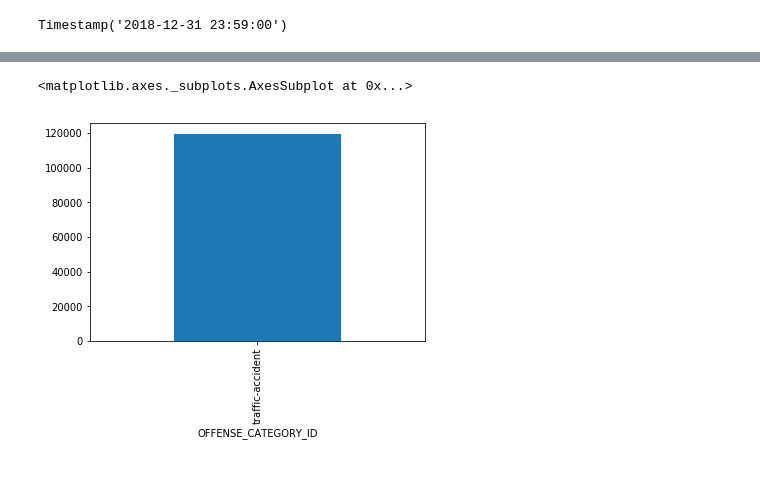
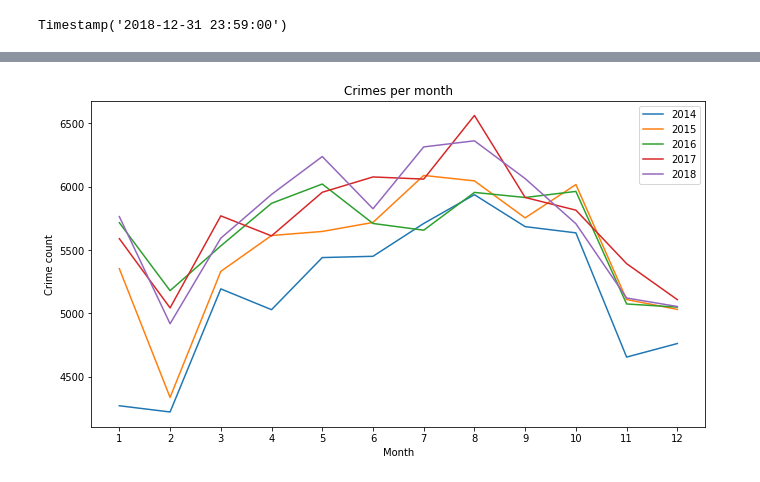
Before and after one commit to mosqueteiro/denver_crime_data, a Jupyter notebook: denver_crime_data_eda.ipynb, the cells around one changed output, grey strips where cells are left out. Cells and saved outputs as stored; diff of their text form; code cells hidden in the pictures.

```diff
--- a/denver_crime_data_eda.ipynb
+++ b/denver_crime_data_eda.ipynb
@@ -418,5 +407,0 @@ df_crime[~mask2019].groupby('FIRST_OCCURRENCE_DATE').INCIDENT_ID.count().plot(ki
-# %%
-df_crime[mask_not_crime].groupby('OFFENSE_CATEGORY_ID').OFFENSE_CATEGORY_ID.count().plot(kind='bar')
-# %% [output]
-<matplotlib.axes._subplots.AxesSubplot at 0x...>
-[figure, removed]
@@ -424,0 +408,13 @@ df_crime.groupby('OFFENSE_CATEGORY_ID')['OFFENSE_CATEGORY_ID'].count()
+# %%
+fig, ax = plt.subplots(figsize=(11,6))
+df_crime[~mask2019].groupby([df_crime.FIRST_OCCURRENCE_DATE.dt.year, df_crime.FIRST_OCCURRENCE_DATE.dt.month]
+                )['INCIDENT_ID'].count().unstack(0).plot(xticks=range(1,13), ax=ax)
+
+ax.set_title('Crimes per month')
+ax.set_xlabel('Month')
+ax.set_ylabel('Crime count')
+ax.legend(loc='upper right')
+
+figs_save['Crime over years'] = (fig_year_month, 'crime_year.jpg')
+# %% [output]
+[figure, added]
```
Also changed, not shown: parts of 28 cells of this notebook, 3 other files.
